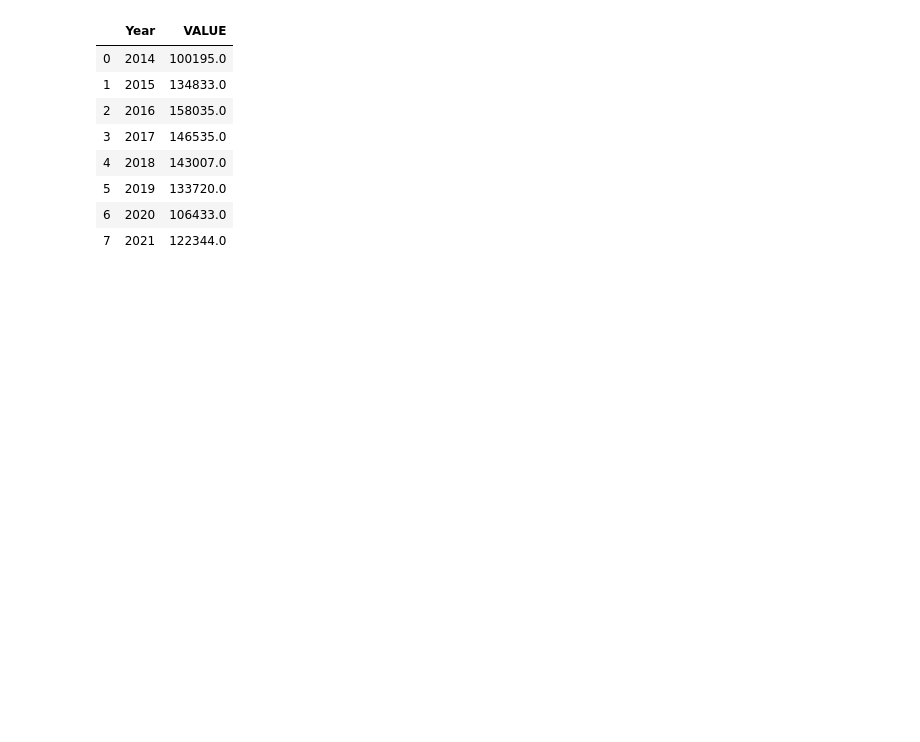
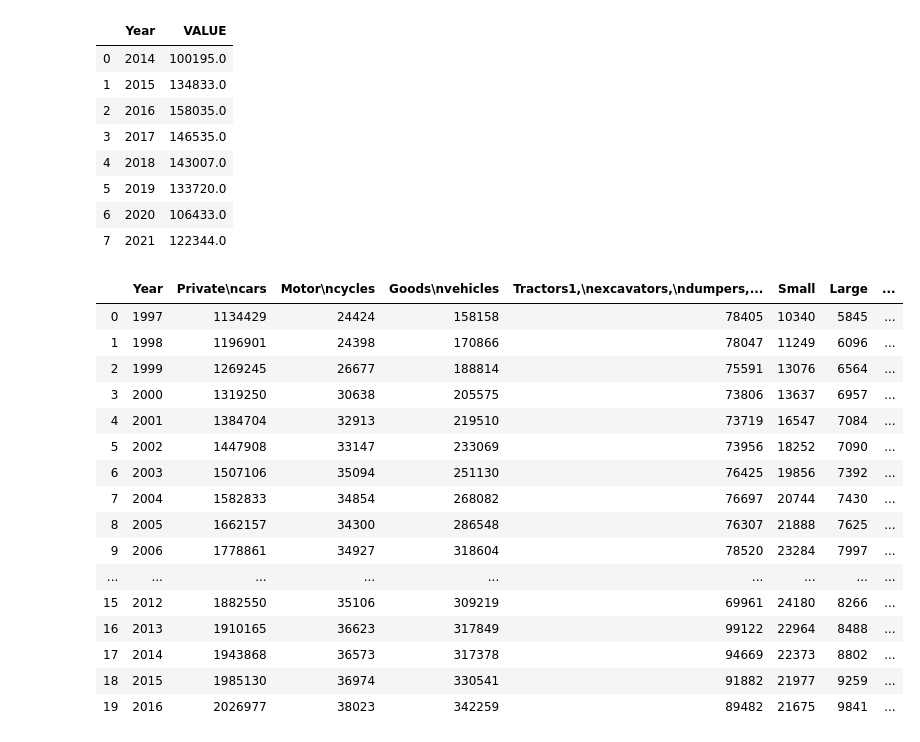
Before and after one commit to waseemmm737/crisp-dm-project, a Jupyter notebook: vehicle_data.ipynb, the cells around one changed output. Saved outputs shown, nothing was run; the diff lists cells and outputs as text; code cells hidden in the pictures; blank space fills up the shorter version.

```diff
--- a/vehicle_data.ipynb
+++ b/vehicle_data.ipynb
@@ -134,3 +126,24 @@ yearly_grouped
 # %%
 fig = px.line(yearly_grouped, x='Year', y='VALUE')
 fig.show()
+# %%
+extended_vehicle_df = pd.read_excel('./P-TRANOM2016_TBL1.1.xlsx')
+extended_vehicle_df
+# %% [output]
+|  | Year | Private\ncars | Motor\ncycles | Goods\nvehicles | Tractors1,\nexcavators,\ndumpers,... | Small | Large | ... |
+| 0 | 1997 | 1134429 | 24424 | 158158 | 78405 | 10340 | 5845 | ... |
+| 1 | 1998 | 1196901 | 24398 | 170866 | 78047 | 11249 | 6096 | ... |
+| 2 | 1999 | 1269245 | 26677 | 188814 | 75591 | 13076 | 6564 | ... |
+| 3 | 2000 | 1319250 | 30638 | 205575 | 73806 | 13637 | 6957 | ... |
+| 4 | 2001 | 1384704 | 32913 | 219510 | 73719 | 16547 | 7084 | ... |
+| 5 | 2002 | 1447908 | 33147 | 233069 | 73956 | 18252 | 7090 | ... |
+| 6 | 2003 | 1507106 | 35094 | 251130 | 76425 | 19856 | 7392 | ... |
+| 7 | 2004 | 1582833 | 34854 | 268082 | 76697 | 20744 | 7430 | ... |
+| 8 | 2005 | 1662157 | 34300 | 286548 | 76307 | 21888 | 7625 | ... |
+| 9 | 2006 | 1778861 | 34927 | 318604 | 78520 | 23284 | 7997 | ... |
+| ... | ... | ... | ... | ... | ... | ... | ... | ... |
+| 15 | 2012 | 1882550 | 35106 | 309219 | 69961 | 24180 | 8266 | ... |
+| 16 | 2013 | 1910165 | 36623 | 317849 | 99122 | 22964 | 8488 | ... |
+| 17 | 2014 | 1943868 | 36573 | 317378 | 94669 | 22373 | 8802 | ... |
+| 18 | 2015 | 1985130 | 36974 | 330541 | 91882 | 21977 | 9259 | ... |
+| 19 | 2016 | 2026977 | 38023 | 342259 | 89482 | 21675 | 9841 | ... |
```
Also changed, not shown: parts of 3 cells of this notebook, 3 other files.
